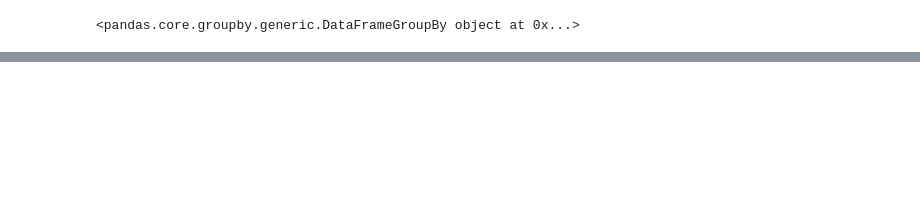
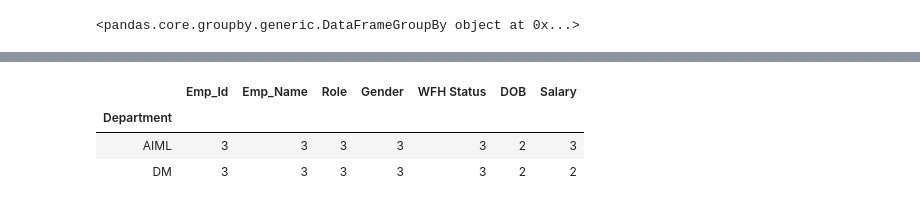
Before and after one commit to AbhishekKumar-0311/Machine-Learning-with-Python, a Jupyter notebook: Pandas/Learning_Pandas_Part_4.ipynb, the cells around one changed output, grey strips where cells are left out. Drawn from its saved outputs; the diff is of its cells as text; code cells hidden in the pictures; blank space fills up the shorter version.

```diff
--- a/Pandas/Learning_Pandas_Part_4.ipynb
+++ b/Pandas/Learning_Pandas_Part_4.ipynb
@@ -196,0 +481,8 @@ grouped_2
+# %%
+grouped_3c = emp_df_1.groupby(['Department'])
+grouped_3c.count()
+# %% [output]
+|  | Emp_Id | Emp_Name | Role | Gender | WFH Status | DOB | Salary |
+| Department |  |  |  |  |  |  |  |
+| AIML | 3 | 3 | 3 | 3 | 3 | 2 | 3 |
+| DM | 3 | 3 | 3 | 3 | 3 | 2 | 2 |
```
Also changed, not shown: parts of 52 cells of this notebook.
